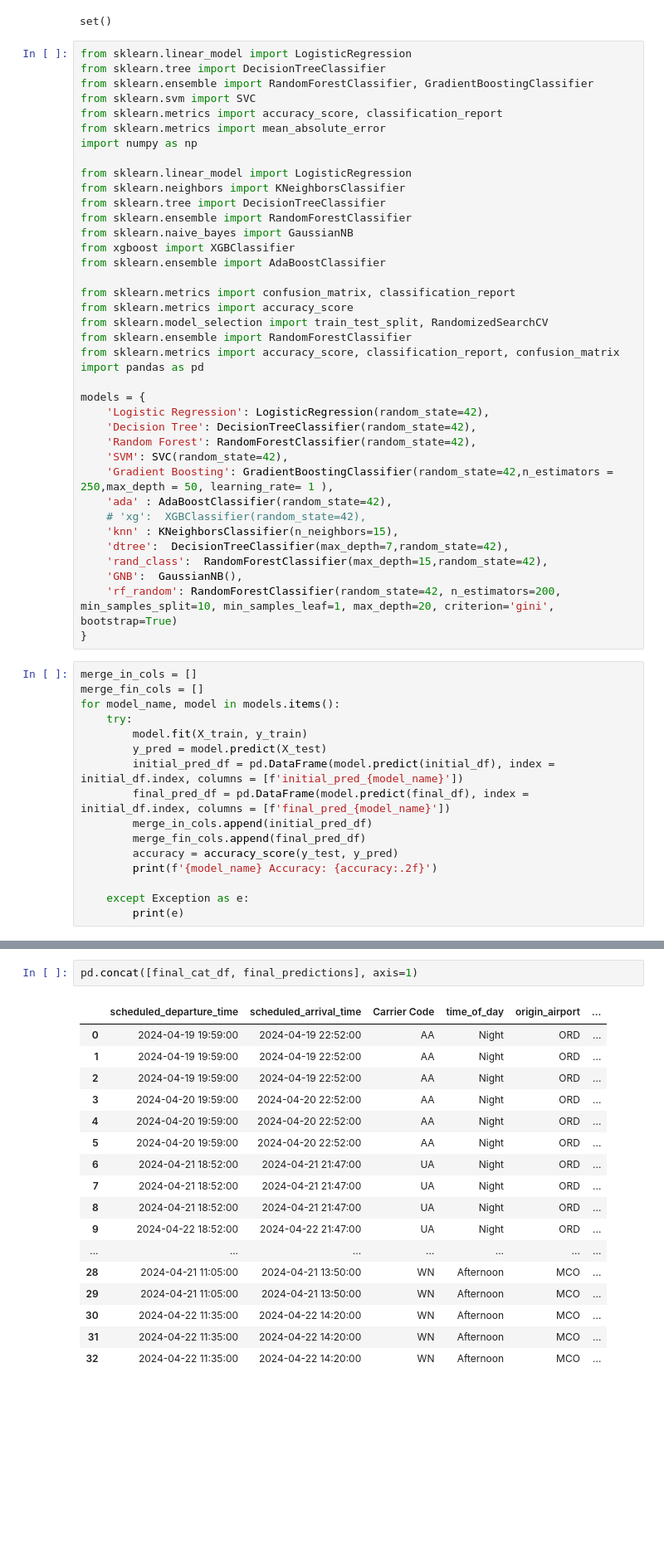
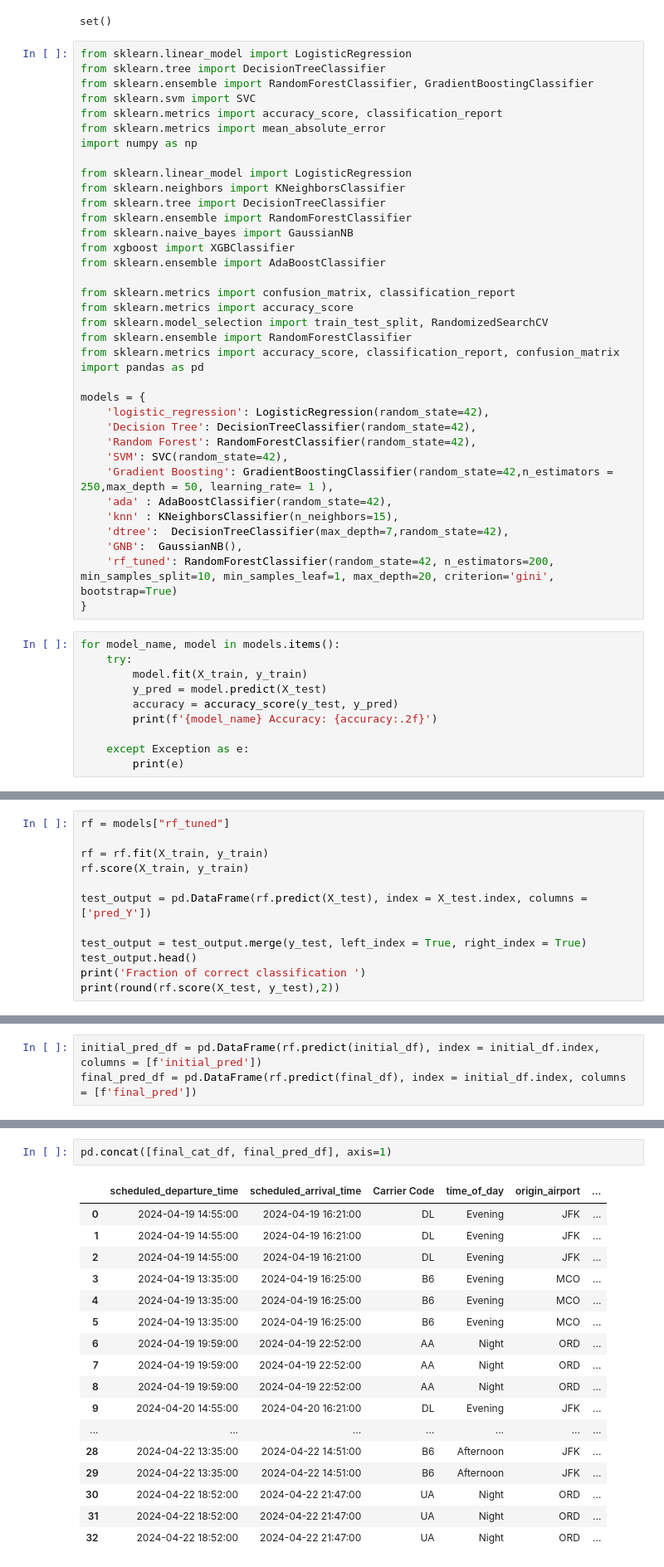
Before and after one commit to saikeerthan-14/flight-delay-prediction, a Jupyter notebook: model_2.ipynb, the cells around one changed output, grey strips where cells are left out. Shown: that part at 83% size. Cells and saved outputs as stored; diff of their text form; blank space fills up the shorter version.

```diff
--- a/model_2.ipynb
+++ b/model_2.ipynb
@@ -416,30 +417,22 @@ from sklearn.metrics import accuracy_score, classification_report, confusion_mat
 import pandas as pd
 
 models = {
-    'Logistic Regression': LogisticRegression(random_state=42),
+    'logistic_regression': LogisticRegression(random_state=42),
     'Decision Tree': DecisionTreeClassifier(random_state=42),
     'Random Forest': RandomForestClassifier(random_state=42),
     'SVM': SVC(random_state=42),
     'Gradient Boosting': GradientBoostingClassifier(random_state=42,n_estimators = 250,max_depth = 50, learning_rate= 1 ),
     'ada' : AdaBoostClassifier(random_state=42),
-    # 'xg':  XGBClassifier(random_state=42),
     'knn' : KNeighborsClassifier(n_neighbors=15),
     'dtree':  DecisionTreeClassifier(max_depth=7,random_state=42),
-    'rand_class':  RandomForestClassifier(max_depth=15,random_state=42),
     'GNB':  GaussianNB(),
-    'rf_random': RandomForestClassifier(random_state=42, n_estimators=200, min_samples_split=10, min_samples_leaf=1, max_depth=20, criterion='gini', bootstrap=True)
+    'rf_tuned': RandomForestClassifier(random_state=42, n_estimators=200, min_samples_split=10, min_samples_leaf=1, max_depth=20, criterion='gini', bootstrap=True)
 }
 # %%
-merge_in_cols = []
-merge_fin_cols = []
 for model_name, model in models.items():
     try:
         model.fit(X_train, y_train)
         y_pred = model.predict(X_test)
-        initial_pred_df = pd.DataFrame(model.predict(initial_df), index = initial_df.index, columns = [f'initial_pred_{model_name}'])
-        final_pred_df = pd.DataFrame(model.predict(final_df), index = initial_df.index, columns = [f'final_pred_{model_name}'])
-        merge_in_cols.append(initial_pred_df)
-        merge_fin_cols.append(final_pred_df)
         accuracy = accuracy_score(y_test, y_pred)
         print(f'{model_name} Accuracy: {accuracy:.2f}')
 
@@ -471,0 +464,12 @@ final_predictions = pd.concat(merge_fin_cols, axis=1)
+# %%
+rf = models["rf_tuned"]
+
+rf = rf.fit(X_train, y_train)
+rf.score(X_train, y_train)
+
+test_output = pd.DataFrame(rf.predict(X_test), index = X_test.index, columns = ['pred_Y'])
+
+test_output = test_output.merge(y_test, left_index = True, right_index = True)
+test_output.head()
+print('Fraction of correct classification ')
+print(round(rf.score(X_test, y_test),2))
@@ -472 +486,4 @@ final_predictions = pd.concat(merge_fin_cols, axis=1)
+# %%
+initial_pred_df = pd.DataFrame(rf.predict(initial_df), index = initial_df.index, columns = [f'initial_pred'])
+final_pred_df = pd.DataFrame(rf.predict(final_df), index = initial_df.index, columns = [f'final_pred'])
 # %%
@@ -490,22 +507,22 @@ pd.concat([initial_cat_df, initial_predictions], axis=1)
 | 31 | 2024-04-13 19:59:00 | 2024-04-13 22:52:00 | AA | Night | ORD | ... |
 | 32 | 2024-04-13 19:59:00 | 2024-04-13 22:52:00 | AA | Night | ORD | ... |
 # %%
-pd.concat([final_cat_df, final_predictions], axis=1)
+pd.concat([final_cat_df, final_pred_df], axis=1)
 # %% [output]
 |  | scheduled_departure_time | scheduled_arrival_time | Carrier Code | time_of_day | origin_airport | ... |
-| 0 | 2024-04-19 19:59:00 | 2024-04-19 22:52:00 | AA | Night | ORD | ... |
-| 1 | 2024-04-19 19:59:00 | 2024-04-19 22:52:00 | AA | Night | ORD | ... |
-| 2 | 2024-04-19 19:59:00 | 2024-04-19 22:52:00 | AA | Night | ORD | ... |
-| 3 | 2024-04-20 19:59:00 | 2024-04-20 22:52:00 | AA | Night | ORD | ... |
-| 4 | 2024-04-20 19:59:00 | 2024-04-20 22:52:00 | AA | Night | ORD | ... |
-| 5 | 2024-04-20 19:59:00 | 2024-04-20 22:52:00 | AA | Night | ORD | ... |
-| 6 | 2024-04-21 18:52:00 | 2024-04-21 21:47:00 | UA | Night | ORD | ... |
-| 7 | 2024-04-21 18:52:00 | 2024-04-21 21:47:00 | UA | Night | ORD | ... |
-| 8 | 2024-04-21 18:52:00 | 2024-04-21 21:47:00 | UA | Night | ORD | ... |
-| 9 | 2024-04-22 18:52:00 | 2024-04-22 21:47:00 | UA | Night | ORD | ... |
+| 0 | 2024-04-19 14:55:00 | 2024-04-19 16:21:00 | DL | Evening | JFK | ... |
+| 1 | 2024-04-19 14:55:00 | 2024-04-19 16:21:00 | DL | Evening | JFK | ... |
+| 2 | 2024-04-19 14:55:00 | 2024-04-19 16:21:00 | DL | Evening | JFK | ... |
+| 3 | 2024-04-19 13:35:00 | 2024-04-19 16:25:00 | B6 | Evening | MCO | ... |
+| 4 | 2024-04-19 13:35:00 | 2024-04-19 16:25:00 | B6 | Evening | MCO | ... |
+| 5 | 2024-04-19 13:35:00 | 2024-04-19 16:25:00 | B6 | Evening | MCO | ... |
+| 6 | 2024-04-19 19:59:00 | 2024-04-19 22:52:00 | AA | Night | ORD | ... |
+| 7 | 2024-04-19 19:59:00 | 2024-04-19 22:52:00 | AA | Night | ORD | ... |
+| 8 | 2024-04-19 19:59:00 | 2024-04-19 22:52:00 | AA | Night | ORD | ... |
+| 9 | 2024-04-20 14:55:00 | 2024-04-20 16:21:00 | DL | Evening | JFK | ... |
 | ... | ... | ... | ... | ... | ... | ... |
-| 28 | 2024-04-21 11:05:00 | 2024-04-21 13:50:00 | WN | Afternoon | MCO | ... |
-| 29 | 2024-04-21 11:05:00 | 2024-04-21 13:50:00 | WN | Afternoon | MCO | ... |
-| 30 | 2024-04-22 11:35:00 | 2024-04-22 14:20:00 | WN | Afternoon | MCO | ... |
-| 31 | 2024-04-22 11:35:00 | 2024-04-22 14:20:00 | WN | Afternoon | MCO | ... |
-| 32 | 2024-04-22 11:35:00 | 2024-04-22 14:20:00 | WN | Afternoon | MCO | ... |
+| 28 | 2024-04-22 13:35:00 | 2024-04-22 14:51:00 | B6 | Afternoon | JFK | ... |
+| 29 | 2024-04-22 13:35:00 | 2024-04-22 14:51:00 | B6 | Afternoon | JFK | ... |
+| 30 | 2024-04-22 18:52:00 | 2024-04-22 21:47:00 | UA | Night | ORD | ... |
+| 31 | 2024-04-22 18:52:00 | 2024-04-22 21:47:00 | UA | Night | ORD | ... |
+| 32 | 2024-04-22 18:52:00 | 2024-04-22 21:47:00 | UA | Night | ORD | ... |
```
Also changed, not shown: parts of 7 cells of this notebook, 9 other files.
